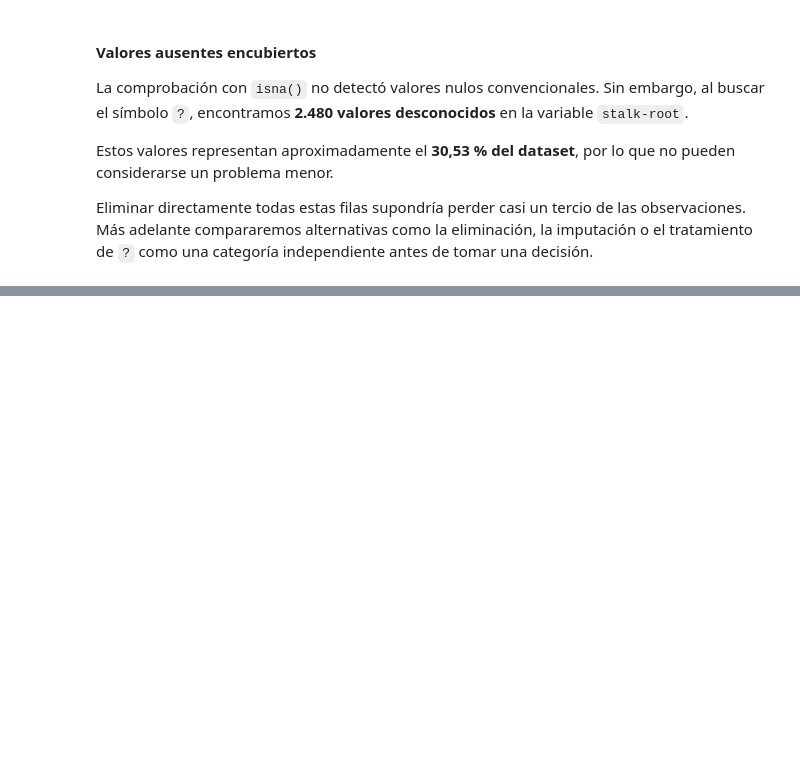
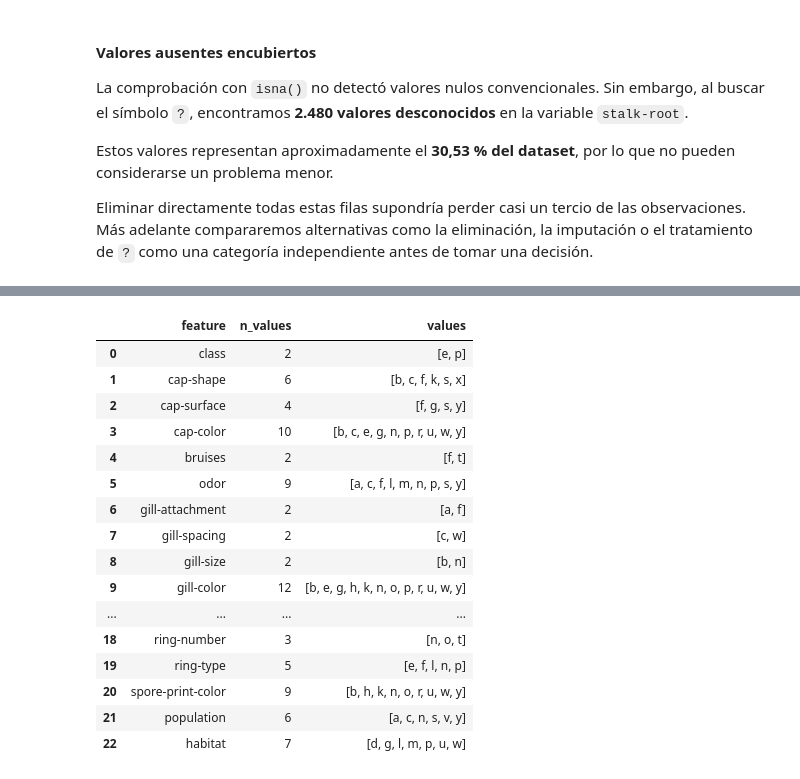
Before and after one commit to Bootcamp-IA-MAD-P7/project7-unsupervised-ml-Fernanda, a Jupyter notebook: clustering-Mushrooms.ipynb, the cells around one changed output, grey strips where cells are left out. Drawn from its saved outputs; the diff is of its cells as text; code cells hidden in the pictures; blank space fills up the shorter version.

```diff
--- a/clustering-Mushrooms.ipynb
+++ b/clustering-Mushrooms.ipynb
@@ -154,0 +211,32 @@ Eliminar directamente todas estas filas supondría perder casi un tercio de las
+# %%
+category_summary = pd.DataFrame({
+    "feature": mushrooms.columns,
+    "n_values": [
+        mushrooms[column].nunique(dropna=False)
+        for column in mushrooms.columns
+    ],
+    "values": [
+        sorted(mushrooms[column].astype(str).unique())
+        for column in mushrooms.columns
+    ],
+})
+
+category_summary
+# %% [output]
+|  | feature | n_values | values |
+| 0 | class | 2 | [e, p] |
+| 1 | cap-shape | 6 | [b, c, f, k, s, x] |
+| 2 | cap-surface | 4 | [f, g, s, y] |
+| 3 | cap-color | 10 | [b, c, e, g, n, p, r, u, w, y] |
+| 4 | bruises | 2 | [f, t] |
+| 5 | odor | 9 | [a, c, f, l, m, n, p, s, y] |
+| 6 | gill-attachment | 2 | [a, f] |
+| 7 | gill-spacing | 2 | [c, w] |
+| 8 | gill-size | 2 | [b, n] |
+| 9 | gill-color | 12 | [b, e, g, h, k, n, o, p, r, u, w, y] |
+| ... | ... | ... | ... |
+| 18 | ring-number | 3 | [n, o, t] |
+| 19 | ring-type | 5 | [e, f, l, n, p] |
+| 20 | spore-print-color | 9 | [b, h, k, n, o, r, u, w, y] |
+| 21 | population | 6 | [a, c, n, s, v, y] |
+| 22 | habitat | 7 | [d, g, l, m, p, u, w] |
```
Also changed, not shown: parts of 7 cells of this notebook.
